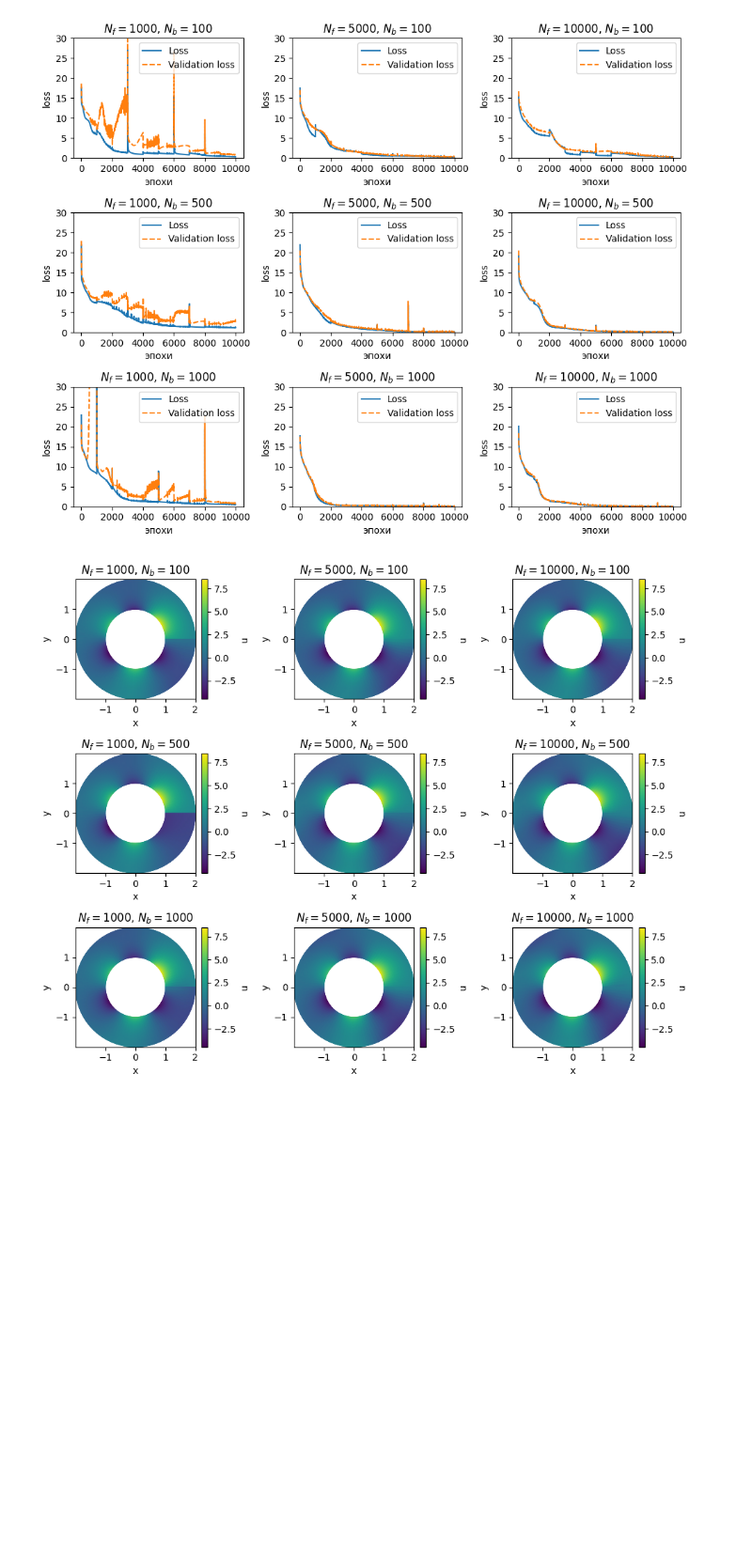
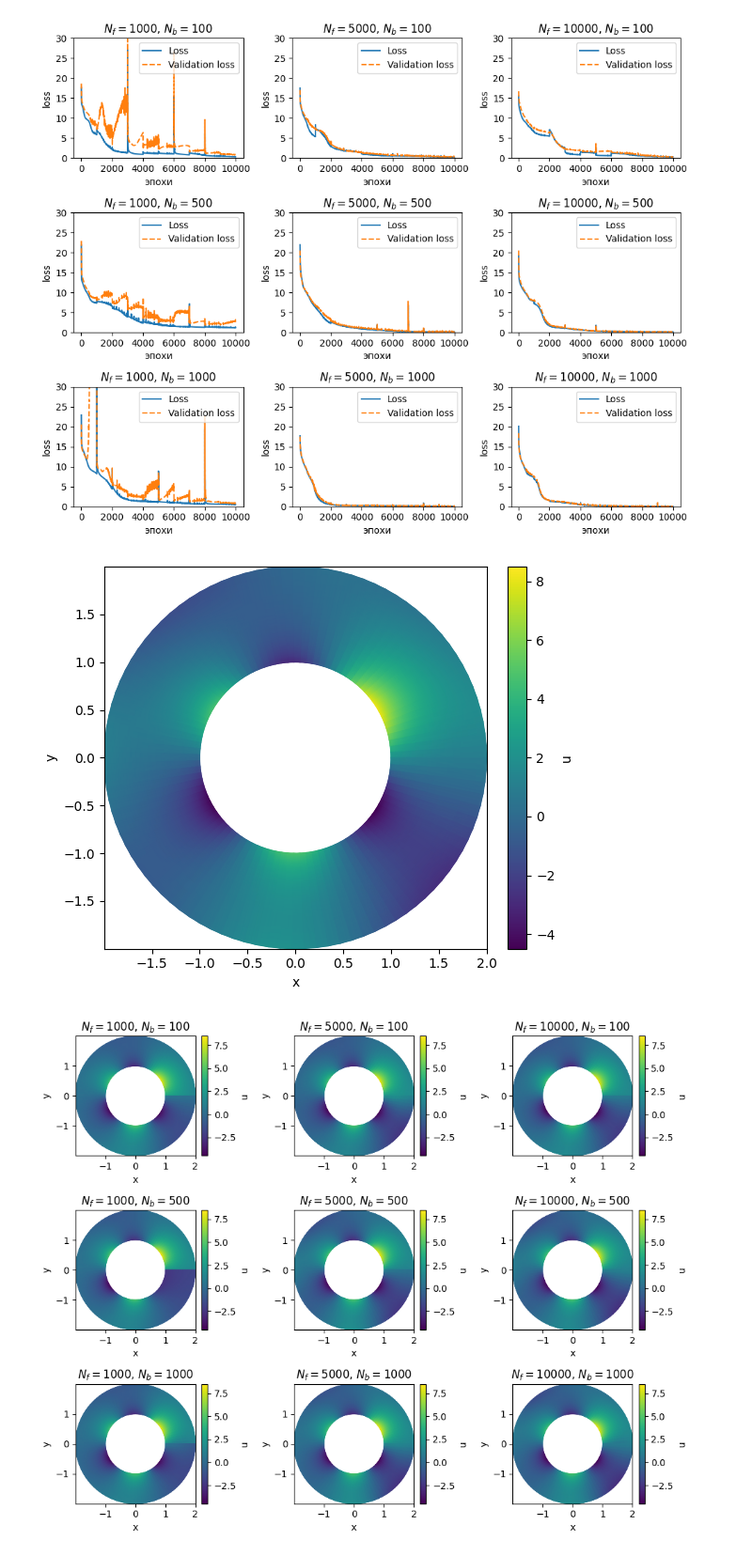
Before and after one commit to kustkust/my_pinn, a Jupyter notebook: src/main.ipynb, the cells around one changed output. Shown at 94% size. Drawn from its saved outputs; the diff is of its cells as text; code cells hidden in the pictures; blank space fills up the shorter version.

```diff
--- a/src/main.ipynb
+++ b/src/main.ipynb
@@ -1573,6 +1573,12 @@ for ax, case in zip(axs.flatten(), old_cases):
 fig.tight_layout()
 # %% [output]
 [figure]
+# %%
+fig, ax = plt.subplots()
+plot_colormesh(fig, ax, solution)
+fig.tight_layout()
+# %% [output]
+[figure, added]
 # %%
 fig, axs = plt.subplots(3, 3, figsize=(10, 8))
 for ax, case in zip(axs.flatten(), old_cases):
```
Also changed, not shown: 37 other files.
